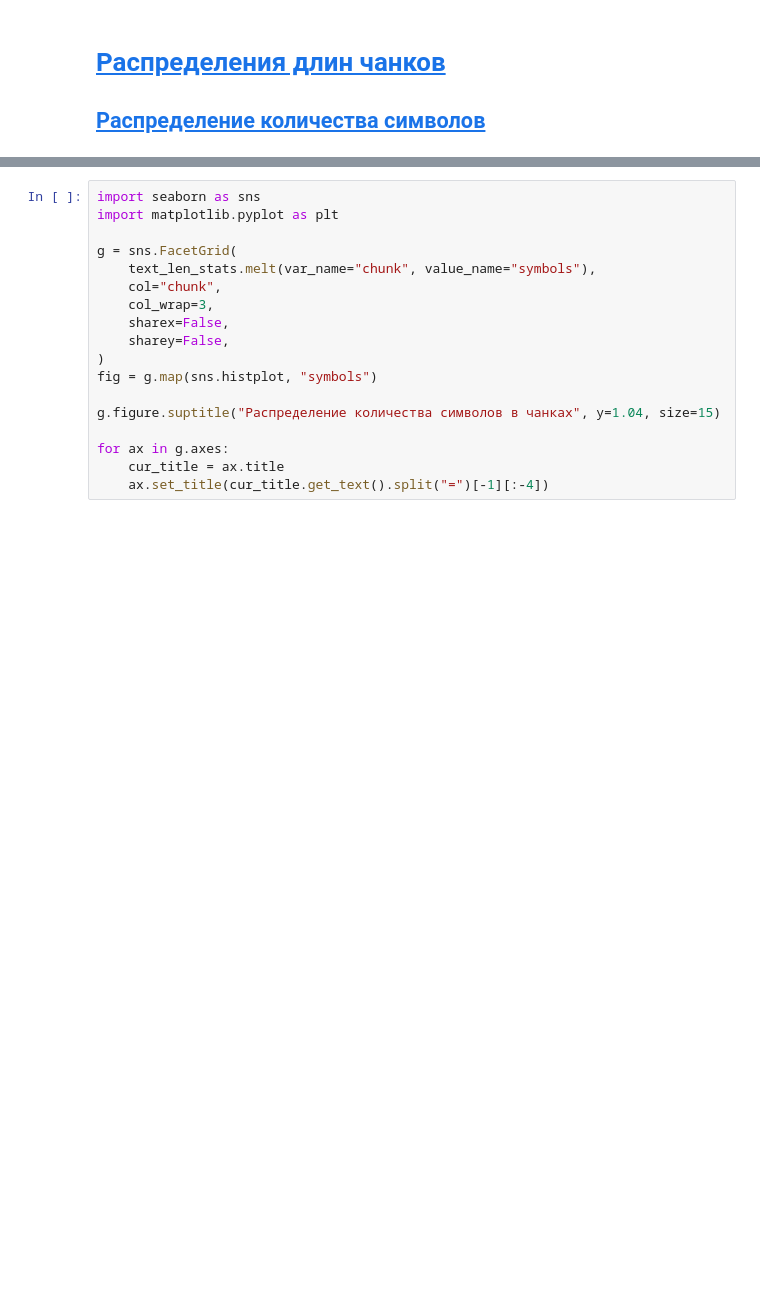
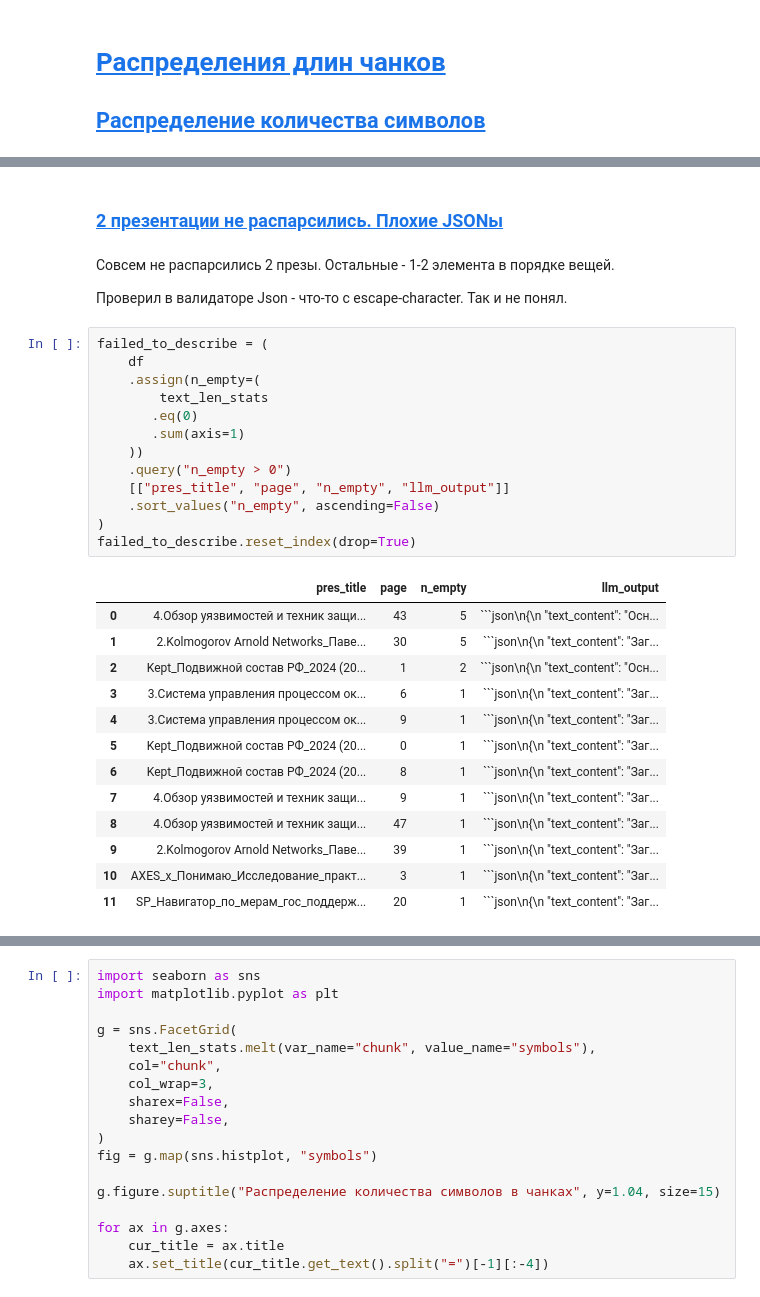
Before and after one commit to tambovtsev-io/presentation-search, a Jupyter notebook: notebooks/data_description/count_descriptions.ipynb, the cells around one changed output, grey strips where cells are left out. Drawn from its saved outputs; the diff is of its cells as text; blank space fills up the shorter version.

````diff
--- a/notebooks/data_description/count_descriptions.ipynb
+++ b/notebooks/data_description/count_descriptions.ipynb
@@ -74,0 +86,33 @@ df_mod.sample(3)
+# %% [markdown]
+### <a id='toc1_1_1_'></a>[2 презентации не распарсились. Плохие JSONы](#toc0_)
+# %% [markdown]
+Совсем не распарсились 2 презы. Остальные - 1-2 элемента в порядке вещей.
+
+Проверил в валидаторе Json - что-то с escape-character. Так и не понял.
+# %%
+failed_to_describe = (
+    df
+    .assign(n_empty=(
+        text_len_stats
+       .eq(0)
+       .sum(axis=1)
+    ))
+    .query("n_empty > 0")
+    [["pres_title", "page", "n_empty", "llm_output"]]
+    .sort_values("n_empty", ascending=False)
+)
+failed_to_describe.reset_index(drop=True)
+# %% [output]
+|  | pres_title | page | n_empty | llm_output |
+| 0 | 4.Обзор уязвимостей и техник защи... | 43 | 5 | ```json\n{\n "text_content": "Осн... |
+| 1 | 2.Kolmogorov Arnold Networks_Паве... | 30 | 5 | ```json\n{\n "text_content": "Заг... |
+| 2 | Kept_Подвижной состав РФ_2024 (20... | 1 | 2 | ```json\n{\n "text_content": "Осн... |
+| 3 | 3.Система управления процессом ок... | 6 | 1 | ```json\n{\n "text_content": "Заг... |
+| 4 | 3.Система управления процессом ок... | 9 | 1 | ```json\n{\n "text_content": "Заг... |
+| 5 | Kept_Подвижной состав РФ_2024 (20... | 0 | 1 | ```json\n{\n "text_content": "Заг... |
+| 6 | Kept_Подвижной состав РФ_2024 (20... | 8 | 1 | ```json\n{\n "text_content": "Заг... |
+| 7 | 4.Обзор уязвимостей и техник защи... | 9 | 1 | ```json\n{\n "text_content": "Заг... |
+| 8 | 4.Обзор уязвимостей и техник защи... | 47 | 1 | ```json\n{\n "text_content": "Заг... |
+| 9 | 2.Kolmogorov Arnold Networks_Паве... | 39 | 1 | ```json\n{\n "text_content": "Заг... |
+| 10 | AXES_х_Понимаю_Исследование_практ... | 3 | 1 | ```json\n{\n "text_content": "Заг... |
+| 11 | SP_Навигатор_по_мерам_гос_поддерж... | 20 | 1 | ```json\n{\n "text_content": "Заг... |
````
Also changed, not shown: parts of 9 cells of this notebook, 1 other file.
